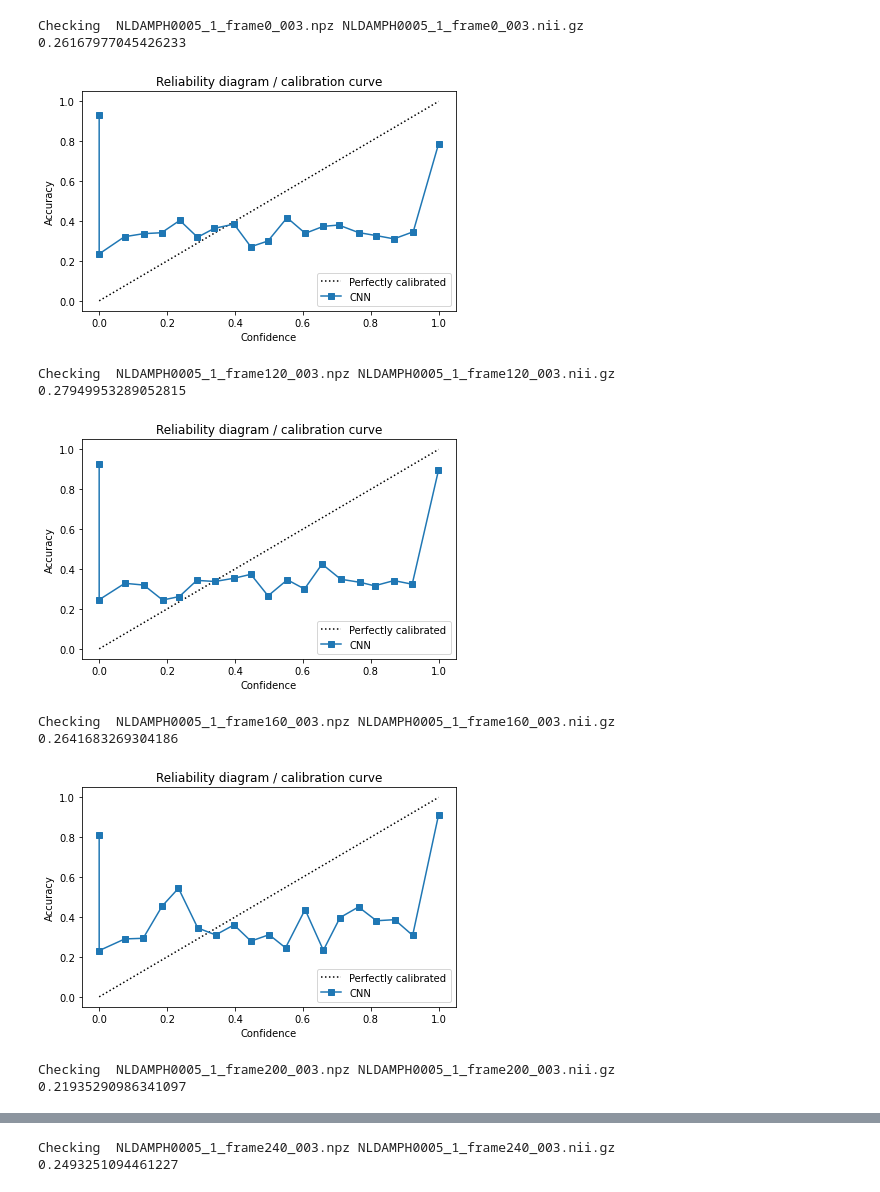
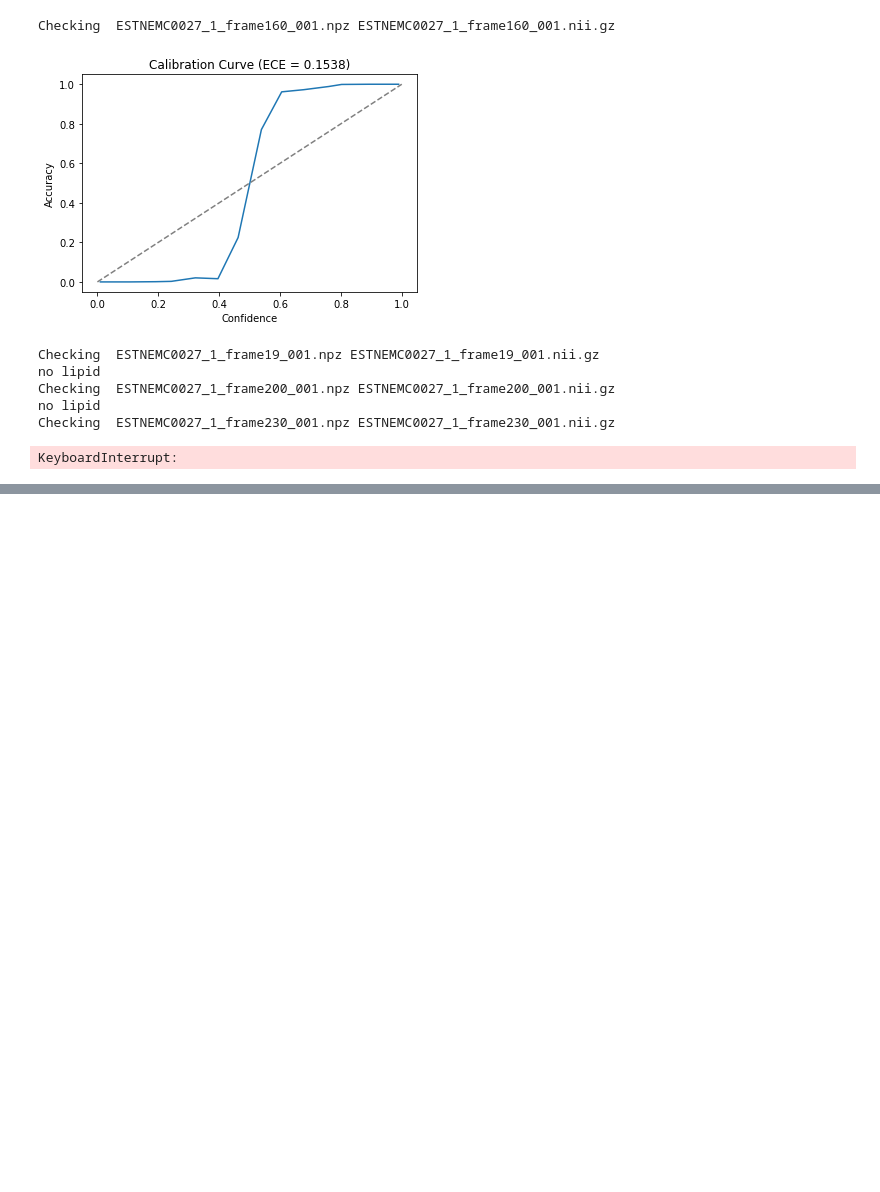
Before and after one commit to Gonzalo2408/CardiacOCT-project, a Jupyter notebook: code/uncertainty-estimation/ece.ipynb, the cells around one changed output, grey strips where cells are left out. Saved outputs shown, nothing was run; the diff lists cells and outputs as text; code cells hidden in the pictures; blank space fills up the shorter version.

Commit message:
New train results + updated code

```diff
--- a/code/uncertainty-estimation/ece.ipynb
+++ b/code/uncertainty-estimation/ece.ipynb
@@ -93,49 +60,86 @@ def reliability_diagram(x, y):
     plt.tight_layout()
     plt.show()
 # %%
-preds_path = r'Z:\grodriguez\CardiacOCT\preds-test-set\model7_preds'
-orig_path = r'Z:\grodriguez\CardiacOCT\data-2d\nnUNet_raw_data\Task507_CardiacOCT\labelsTs'
+preds_path = r'Z:\grodriguez\CardiacOCT\preds_second_split\model_rgb_2d_preds'
+orig_path = r'Z:\grodriguez\CardiacOCT\data-2d\nnUNet_raw_data\Task602_CardiacOCT\labelsTs'
+
+num_bins = 15
 
 preds_list = os.listdir(preds_path)
 orig_list = os.listdir(orig_path)
 
-for orig in orig_list:
+for orig in orig_list[4:]:
 
     frame_name = orig.split('.')[0]
     files_for_frame = []
 
     for pred in preds_list:
 
         if frame_name in pred:
             files_for_frame.append(pred)
 
     npz_file = [npz for npz in files_for_frame if npz.endswith('npz')][0]
     nifti_file = [nifti for nifti in files_for_frame if nifti.endswith('nii.gz')][0]
 
     print('Checking ', npz_file, nifti_file)
-    pred_seg = sitk.ReadImage(r'Z:\grodriguez\CardiacOCT\preds-test-set\predicted_results_model4_2d_with_maps\{}'.format(nifti_file))
+    pred_seg = sitk.ReadImage(r'Z:\grodriguez\CardiacOCT\preds_second_split\model_rgb_2d_preds\{}'.format(nifti_file))
     pred_seg_data = sitk.GetArrayFromImage(pred_seg)[0]
-    orig_seg = sitk.ReadImage(r'Z:\grodriguez\CardiacOCT\data-2d\nnUNet_raw_data\Task504_CardiacOCT\labelsTs\{}'.format(nifti_file))
+    orig_seg = sitk.ReadImage(r'Z:\grodriguez\CardiacOCT\data-2d\nnUNet_raw_data\Task602_CardiacOCT\labelsTs\{}'.format(nifti_file))
     orig_seg_data = sitk.GetArrayFromImage(orig_seg)[0]
-    prob_map = np.load(r'Z:\grodriguez\CardiacOCT\preds-test-set\predicted_results_model4_2d_with_maps\{}'.format(npz_file))
-
+    prob_map = np.load(r'Z:\grodriguez\CardiacOCT\preds_second_split\model_rgb_2d_preds\{}'.format(npz_file))
 
     prob_img = get_prob_maps_list(prob_map)
 
     true_seg_crop = orig_seg_data[6:697, 6:697]
     pred_seg_crop = pred_seg_data[6:697, 6:697]
 
-    accuracies, confidences = calculate_ece(true_seg_crop.reshape(-1), prob_img.reshape(691*691, 13), 20)
-    reliability_diagram(confidences, accuracies)
+
+    true_lipid_crop = true_seg_crop[true_seg_crop == 4]
+    pred_lipid_crop = pred_seg_crop[true_seg_crop == 4]
+    prob_lipid_img = prob_img[4][true_seg_crop == 4]
+
+    correct = (pred_lipid_crop == true_lipid_crop.astype(np.float32))
+
+    b = np.linspace(start=0, stop=1.0, num=num_bins)
+    bins = np.digitize(prob_lipid_img, bins=b, right=True)
+
+    ece = 0
+    x = []
+    y = []
+    for i in range(num_bins):
+        mask = bins == i
+
+        if np.any(mask):
+
+            correct_predictions = sum(pred_lipid_crop[mask][i] == true_lipid_crop[mask][i] for i in range(len(pred_lipid_crop[mask])))
+            accuracy = correct_predictions / len(pred_lipid_crop[mask])
+            conf = np.mean(prob_lipid_img[mask])
+            ece += len(prob_lipid_img[mask])/pred_lipid_crop.shape[0] * np.abs(accuracy - conf)
+
+            y.append(accuracy)
+            x.append(conf)
+
+    if ece == 0:
+        print('no lipid')
+        continue
+
+    #x, y, ece = calculate_ece(true_lipid_crop, pred_lipid_crop, prob_lipid_img, 20)
+    width = (b[1] - b[0]) * 0.8  # Adjust the width of each bar
+    # width=width, align='center', edgecolor='black'
+    bin_centers = b[:-1] + (b[1] - b[0]) / 2  # Compute the centers of each bin
+    plt.plot(x, y)
+    plt.plot([0, 1], [0, 1], linestyle='--', color='gray')  # Diagonal reference line
+    plt.xlabel('Confidence')
+    plt.ylabel('Accuracy')
+    plt.title(f'Calibration Curve (ECE = {ece:.4f})')
+    #plt.xticks(b[:-1], [f'{b[i]:.1f}-{b[i+1]:.1f}' for i in range(num_bins-1)])  # Set the tick labels
+    plt.show()
 # %% [output]
-Checking  NLDAMPH0005_1_frame0_003.npz NLDAMPH0005_1_frame0_003.nii.gz
-0.26167977045426233
+Checking  ESTNEMC0027_1_frame160_001.npz ESTNEMC0027_1_frame160_001.nii.gz
-[figure, old version]
+[figure, new version]
-Checking  NLDAMPH0005_1_frame120_003.npz NLDAMPH0005_1_frame120_003.nii.gz
-0.27949953289052815
+Checking  ESTNEMC0027_1_frame19_001.npz ESTNEMC0027_1_frame19_001.nii.gz
+no lipid
+Checking  ESTNEMC0027_1_frame200_001.npz ESTNEMC0027_1_frame200_001.nii.gz
+no lipid
+Checking  ESTNEMC0027_1_frame230_001.npz ESTNEMC0027_1_frame230_001.nii.gz
-[figure, removed]
-Checking  NLDAMPH0005_1_frame160_003.npz NLDAMPH0005_1_frame160_003.nii.gz
-0.2641683269304186
+KeyboardInterrupt:
-[figure, removed]
-Checking  NLDAMPH0005_1_frame200_003.npz NLDAMPH0005_1_frame200_003.nii.gz
-0.21935290986341097
@@ -143,2 +145,0 @@ Checking  NLDAMPH0005_1_frame200_003.npz NLDAMPH0005_1_frame200_003.nii.gz
-Checking  NLDAMPH0005_1_frame240_003.npz NLDAMPH0005_1_frame240_003.nii.gz
-0.2493251094461227
```
Also changed, not shown: parts of 3 cells of this notebook, 46 other files.
